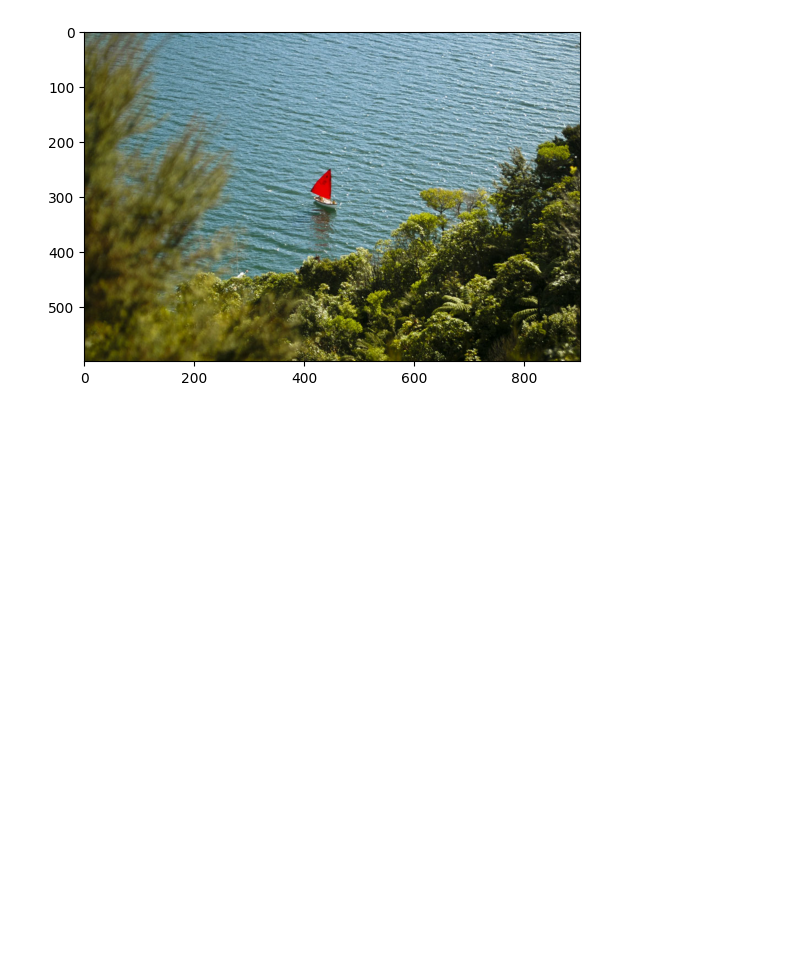
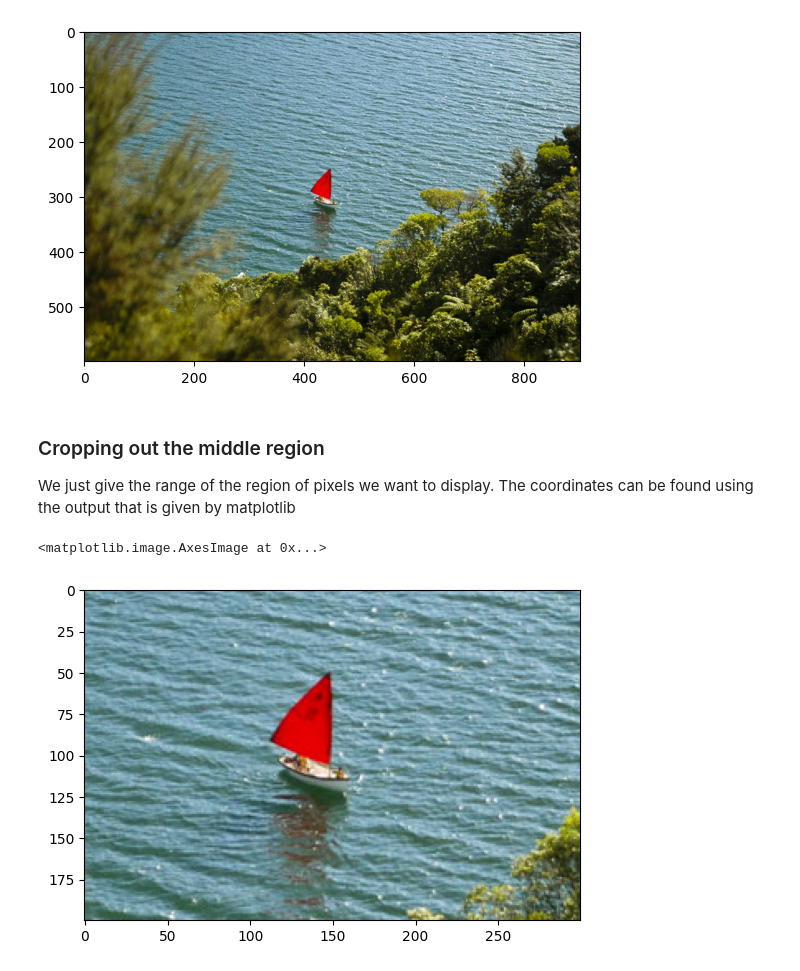
Before and after one commit to Sharjeel1042/OpenCV_Tutorial, a Jupyter notebook: BasicImageManipulation.ipynb, the cells around one changed output. Drawn from its saved outputs; the diff is of its cells as text; code cells hidden in the pictures; blank space fills up the shorter version.

```diff
--- a/BasicImageManipulation.ipynb
+++ b/BasicImageManipulation.ipynb
@@ -124,3 +124,12 @@ plt.imshow(img_NZ_rgb)
 # %% [output]
 <matplotlib.image.AxesImage at 0x...>
 [figure]
+# %% [markdown]
+### Cropping out the middle region
+We just give the range of the region of pixels we want to display. The coordinates can be found using the output that is given by matplotlib
+# %%
+croppedImg=img_NZ_rgb[200:400,300:600]
+plt.imshow(croppedImg)
+# %% [output]
+<matplotlib.image.AxesImage at 0x...>
+[figure, added]
```
Also changed, not shown: parts of 10 cells of this notebook.
